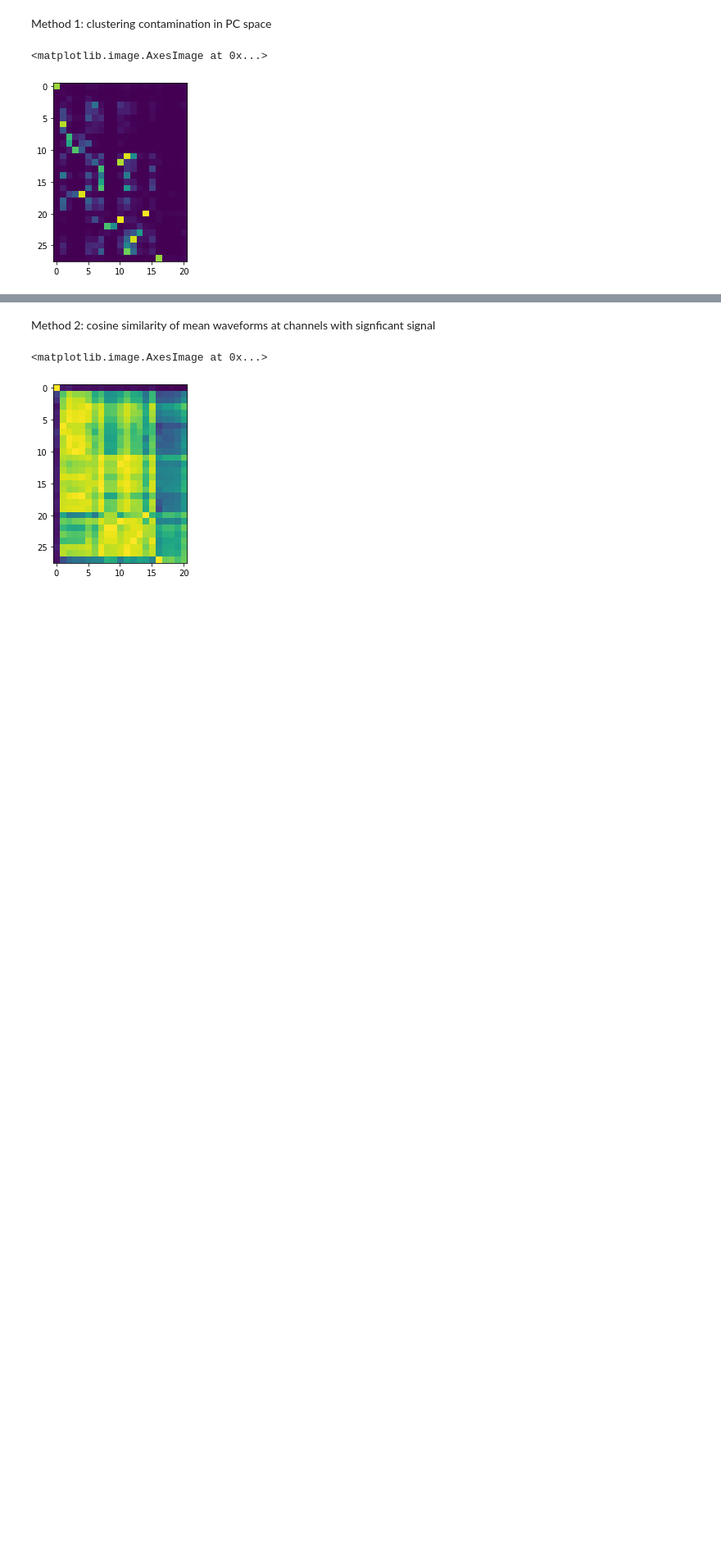
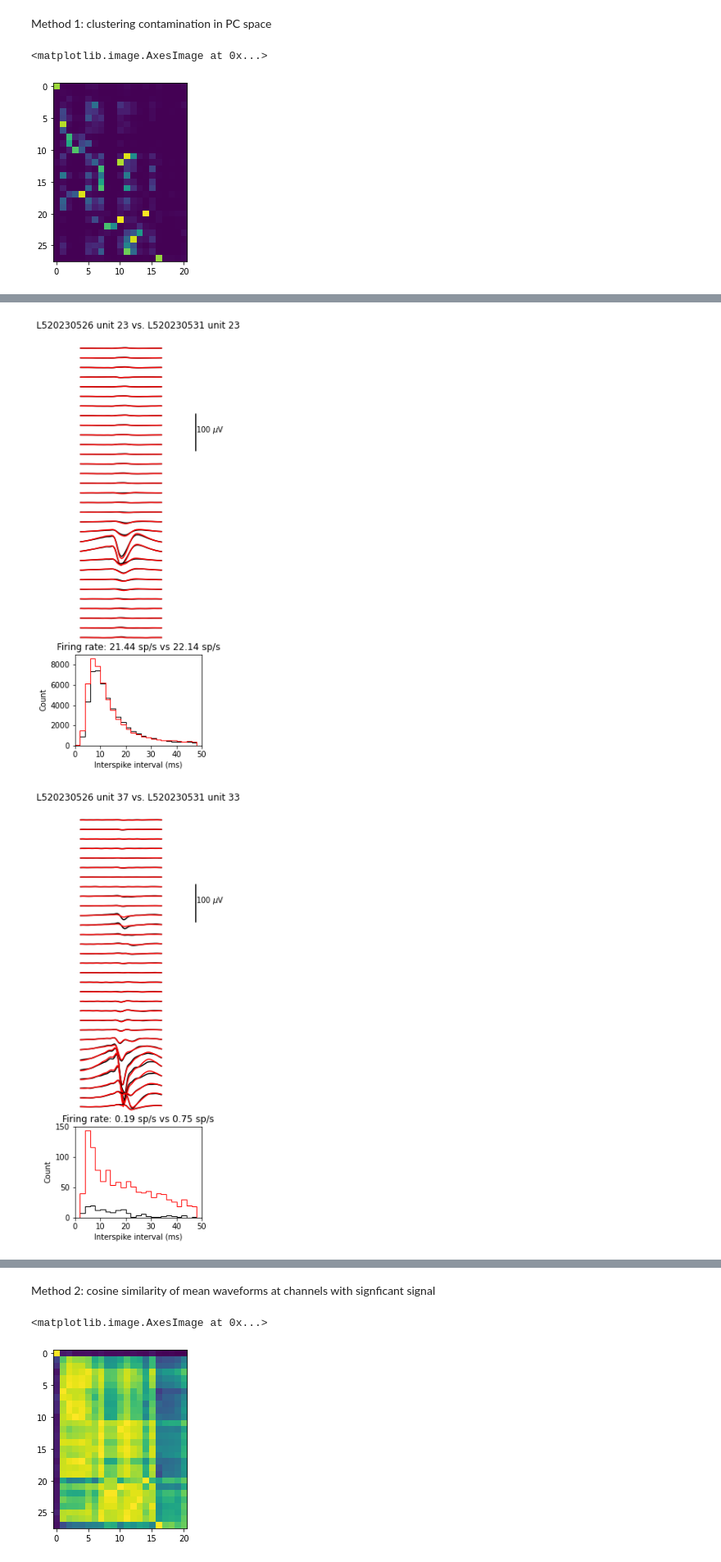
Before and after one commit to khl02007/cellmat, a Jupyter notebook: examples/stability_analysis.ipynb, the cells around one changed output, grey strips where cells are left out. Shown at 82% size. Cells and saved outputs as stored; diff of their text form; code cells hidden in the pictures; blank space fills up the shorter version.

```diff
--- a/examples/stability_analysis.ipynb
+++ b/examples/stability_analysis.ipynb
@@ -250,0 +277,48 @@ count_unique_ones(nn_distance>nn_distance_threshold)
+# %%
+k = find_unique_ones(nn_distance>nn_distance_threshold)
+match = {}
+for unit_idx1, unit_idx2 in k:
+    match[waveform_extractor1.sorting.get_unit_ids()[unit_idx1]] =  waveform_extractor2.sorting.get_unit_ids()[unit_idx2]
+# %%
+t = np.linspace(0,1,waveform_extractor1.nsamples)
+bins = np.arange(0, 50, 2)
+
+scale_x = 140
+scale_y = 0.5
+
+for unit_id in list(match.keys()):
+    fig, (ax1, ax2) = plt.subplots(2, 1, gridspec_kw={'height_ratios': [3.5, 1]}, figsize=(3,10))
+
+    for i in range(waveform_extractor1.get_num_channels()):
+        x, y = waveform_extractor1.get_channel_locations()[i]
+        ax1.plot(t+x/scale_x, waveform_extractor1.get_template(unit_id=unit_id)[:,i]+y/scale_y, 'k')
+        ax1.plot(t+x/scale_x, waveform_extractor2.get_template(unit_id=match[unit_id])[:,i]+y/scale_y, 'r')
+
+
+    ax1.plot([x+200/scale_x, x+200/scale_x], [y+100/scale_y, y+200/scale_y], 'k-')
+    ax1.text(x+200/scale_x, y+150/scale_y, '100 $\mu$V')
+
+    ax1.set_title(f"{nwb_file_name1[:-5]} unit {unit_id} vs. {nwb_file_name2[:-5]} unit {match[unit_id]}")
+
+    ax1.set_axis_off()
+
+    fig.subplots_adjust(hspace=0.01)
+
+    spike_times_ms1 = waveform_extractor1.sorting.get_unit_spike_train(unit_id=unit_id)/waveform_extractor1.sampling_frequency*1e3
+    spike_times_ms2 = waveform_extractor2.sorting.get_unit_spike_train(unit_id=match[unit_id])/waveform_extractor2.sampling_frequency*1e3
+
+    fr1 = len(spike_times_ms1)/(spike_times_ms1[-1]-spike_times_ms1[0])*1e3
+    fr2 = len(spike_times_ms2)/(spike_times_ms2[-1]-spike_times_ms2[0])*1e3
+
+    ax2.hist(np.diff(spike_times_ms1), bins=bins, color='k', histtype='step')
+    ax2.hist(np.diff(spike_times_ms2), bins=bins, color='r', histtype='step')
+
+    ax2.set_xlim([0,50])
+    ax2.set_xlabel("Interspike interval (ms)")
+    ax2.set_ylabel("Count")
+    ax2.set_title(f"Firing rate: {round(fr1,2)} sp/s vs {round(fr2,2)} sp/s")
+    # fig.savefig(savedir + f'/{unit_idx}.png', bbox_inches='tight',)   # save the figure to file
+    # plt.close(fig)    # close the figure window
+# %% [output]
+[figure, added]
+[figure, added]
```
Also changed, not shown: parts of 15 cells of this notebook, 1 other file.
